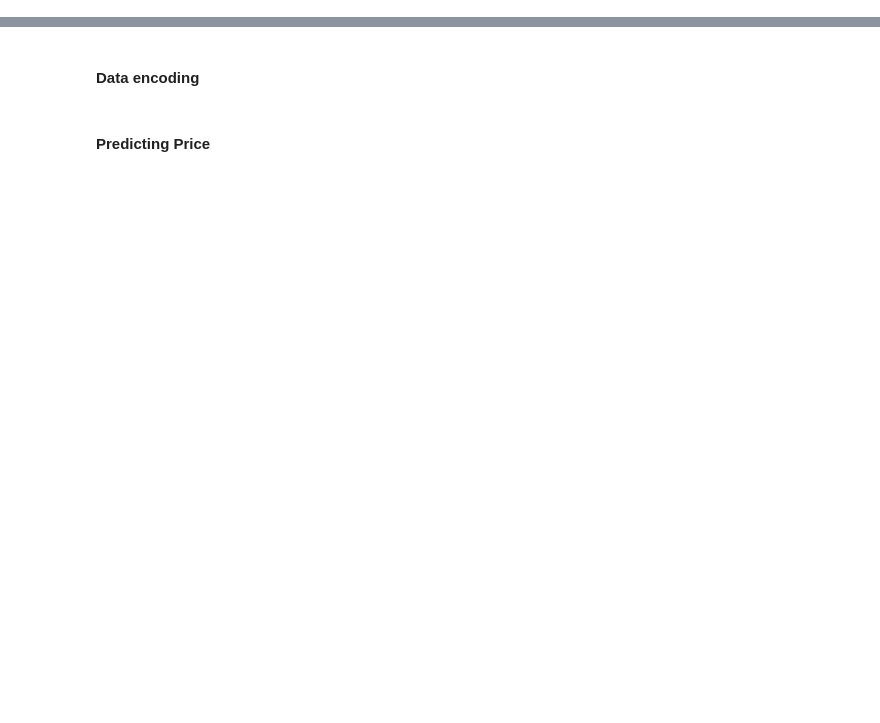
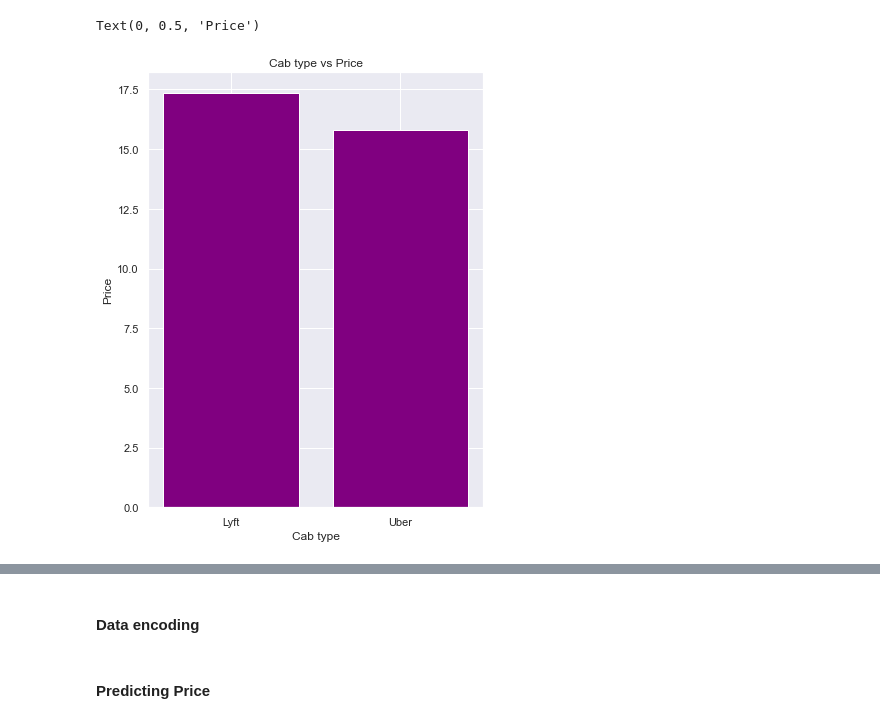
Before and after one commit to itsHarinderjit/Cab-Data-Analysis, a Jupyter notebook: Harinderjit_102017151.ipynb, the cells around one changed output, grey strips where cells are left out. Cells and saved outputs as stored; diff of their text form; code cells hidden in the pictures; blank space fills up the shorter version.

```diff
--- a/Harinderjit_102017151.ipynb
+++ b/Harinderjit_102017151.ipynb
@@ -121,14 +134,17 @@ plt.ylabel("Number of cabs")
 # %%
 ## cab type vs price
-cab_vs_price = plt.figure(figsize=(15, 10))
+cab_vs_price = plt.figure(figsize=(6, 8))
 lst = df['cab_type'].unique()
 avg_price = []
 for data in lst :
     new_df = df[df.cab_type == data]
     avg_price += [new_df['price'].mean()]
 plt.bar(lst,avg_price,color = "purple")
 plt.title("Cab type vs Price")
 plt.xlabel("Cab type")
 plt.ylabel("Price")
+# %% [output]
+Text(0, 0.5, 'Price')
+[figure, added]
 # %%
 ## product id vs price
```
Also changed, not shown: parts of 39 cells of this notebook.
